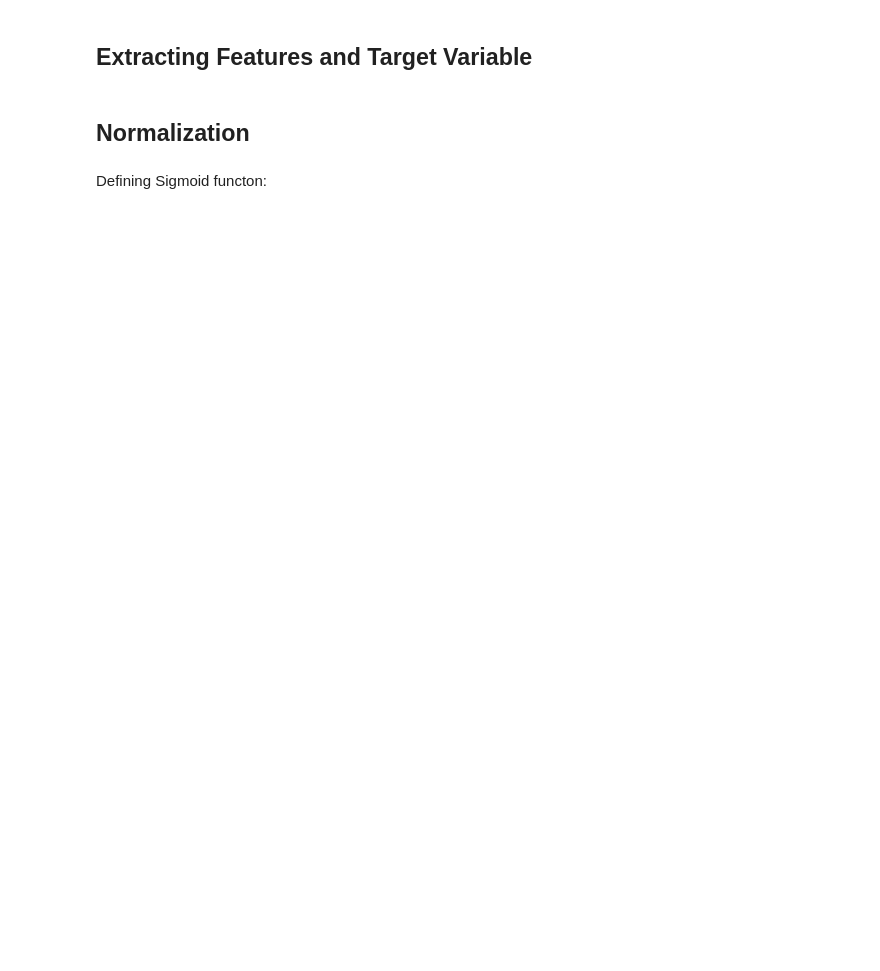
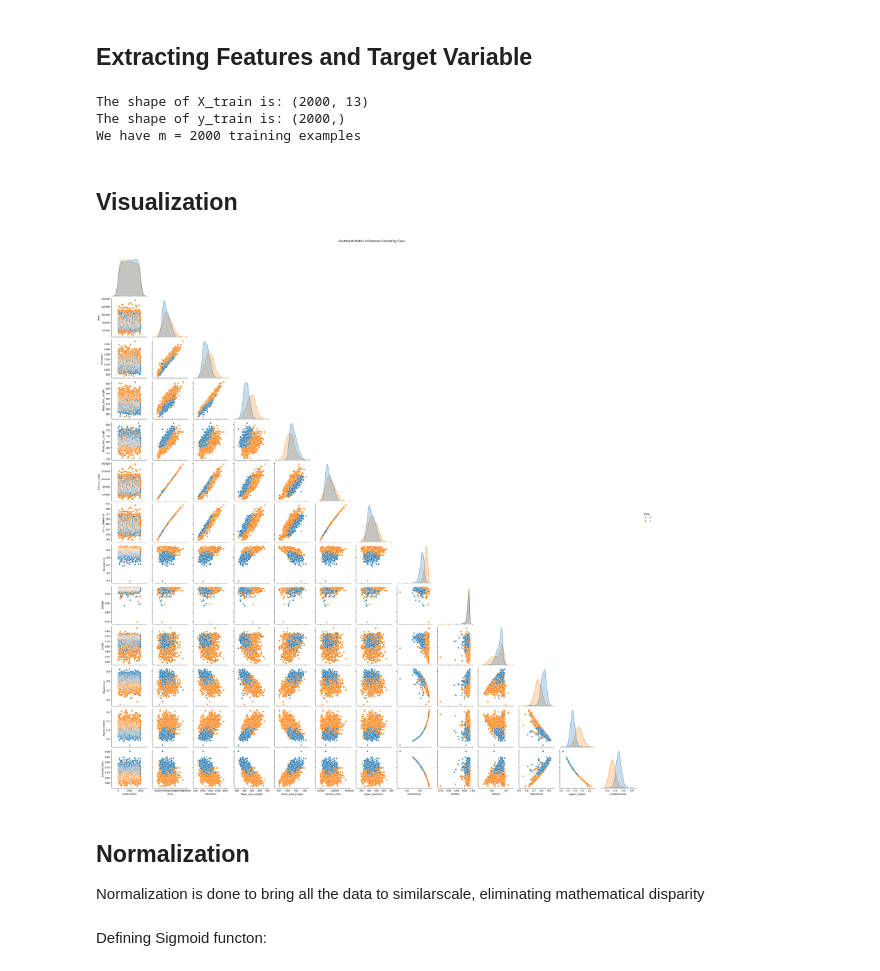
Before and after one commit to MANAS-AI-Taskphase-24-25/Nandini_Sah, a Jupyter notebook: logisticregression.ipynb, the cells around one changed output. Saved outputs shown, nothing was run; the diff lists cells and outputs as text; code cells hidden in the pictures; blank space fills up the shorter version.

```diff
--- a/logisticregression.ipynb
+++ b/logisticregression.ipynb
@@ -26,3 +32,6 @@ print(test_data.head())
 2         2.0598       0.6949  Ürgüp Sivrisi
 3         2.0903       0.6905     Çerçevelik
 4         1.7612       0.7523     Çerçevelik
+# %%
+train_data['Class'] = train_data['Class'].replace({'Ürgüp Sivrisi': 1, 'Çerçevelik': 0})
+train_data.head()
@@ -34,8 +50,26 @@ y_train = train_data['Class'].values
 
 X_test = test_data.drop(columns='Class').values
 y_test = test_data['Class'].values
+# %%
+print ('The shape of X_train is: ' + str(X_train.shape))
+print ('The shape of y_train is: ' + str(y_train.shape))
+print ('We have m = %d training examples' % (len(y_train)))
+# %% [output]
+The shape of X_train is: (2000, 13)
+The shape of y_train is: (2000,)
+We have m = 2000 training examples
 # %% [markdown]
-## Normalization
+## Visualization
+# %%
+sns.pairplot(train_data, hue="Class", diag_kind="kde", corner=True, markers=["o", "s"])
+plt.suptitle("Scatterplot Matrix of Features Colored by Class", y=1.02)  # Adjust the title position
+plt.show()
+# %% [output]
+[figure, added]
+# %% [markdown]
+## Normalization
+
+Normalization is done to bring all the data to similarscale, eliminating mathematical disparity
 # %%
 X_train_min = X_train.min(axis=0)
 X_train_max = X_train.max(axis=0)
```
Also changed, not shown: parts of 8 cells of this notebook, 1 other file.
